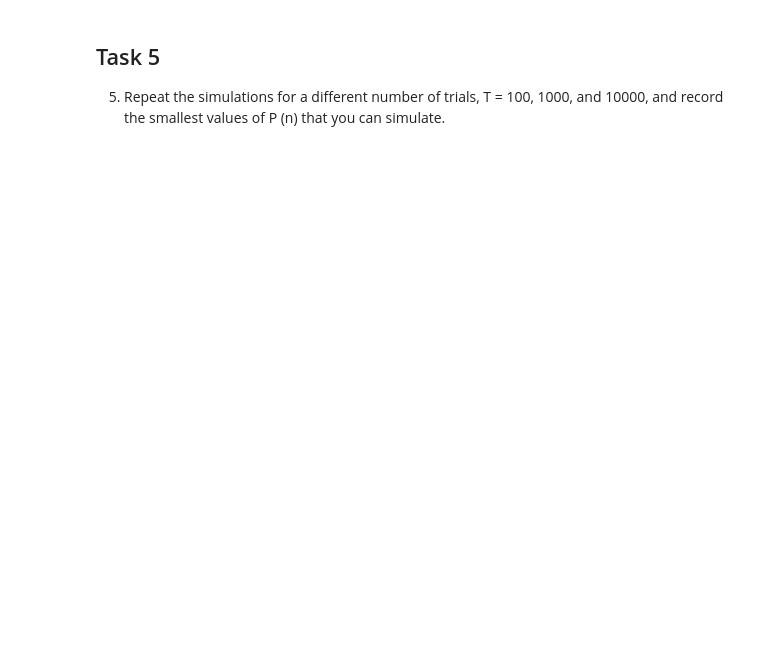
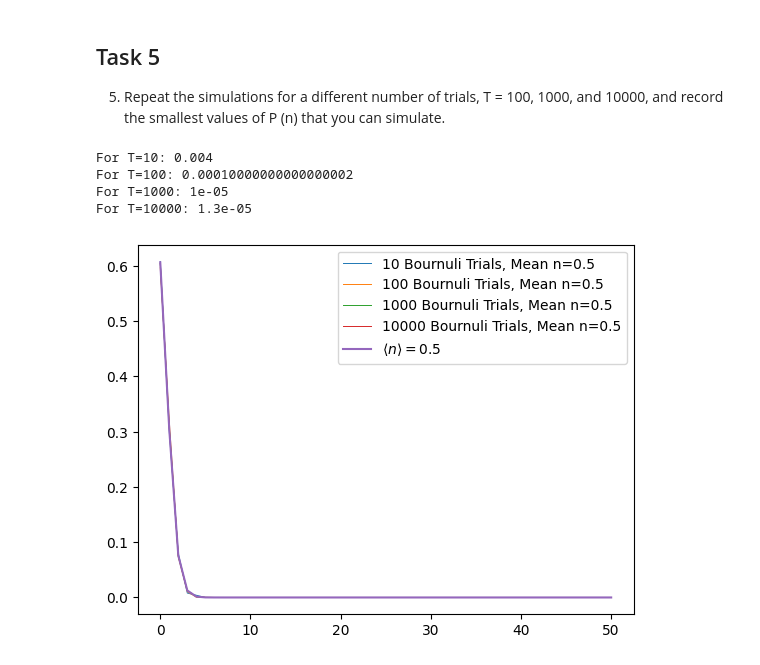
Before and after one commit to Matth3wc/Comp-Sim-Numerical-Methods, a Jupyter notebook: Part-1/Assignments/Comp_Sim_Assignment_4/MainScript.ipynb, the cells around one changed output. Cells and saved outputs as stored; diff of their text form; code cells hidden in the pictures; blank space fills up the shorter version.

```diff
--- a/Part-1/Assignments/Comp_Sim_Assignment_4/MainScript.ipynb
+++ b/Part-1/Assignments/Comp_Sim_Assignment_4/MainScript.ipynb
@@ -232,3 +238,34 @@ values of P (n) does your numerical data probe the Poisson distribution?
 
 5. Repeat the simulations for a different number of trials, T = 100, 1000, and
 10000, and record the smallest values of P (n) that you can simulate.
+# %%
+def find_min_positive(arr):
+    """Find the smallest positive value in an array."""
+    positive_values = arr[arr > 0]
+    if len(positive_values) > 0:
+        return positive_values.min()
+    else:
+        return None  # No positive values found
+# %%
+Ts = [10, 100, 1000, 10000]
+Ns = np.arange(N+1)
+for T in Ts:
+
+    H, mean_n = simulate_dart_throws(N, L, T)
+
+    H = H/np.sum(H)
+
+    plt.plot(Ns,H, linewidth=0.7, label = f"{T} Bournuli Trials, Mean n={mean_n}")
+    print(f"For T={T}:", find_min_positive(H))
+
+p_values1 = [p(n, mean_n) for n in ns]
+
+plt.plot(ns, p_values1, label=f'$\\langle n \\rangle = {mean_n}$', markersize=3)
+plt.legend()
+plt.show()
+# %% [output]
+For T=10: 0.004
+For T=100: 0.00010000000000000002
+For T=1000: 1e-05
+For T=10000: 1.3e-05
+[figure, added]
```
Also changed, not shown: parts of 4 cells of this notebook, 1 other file.
